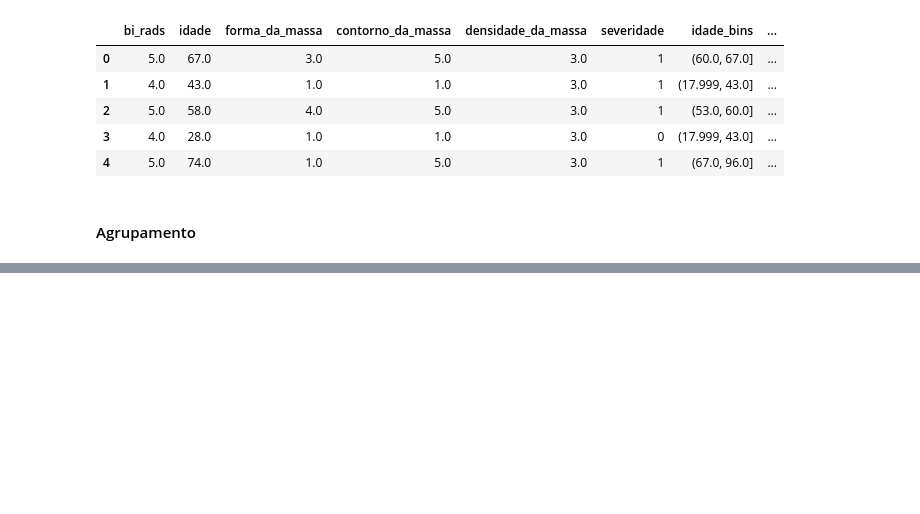
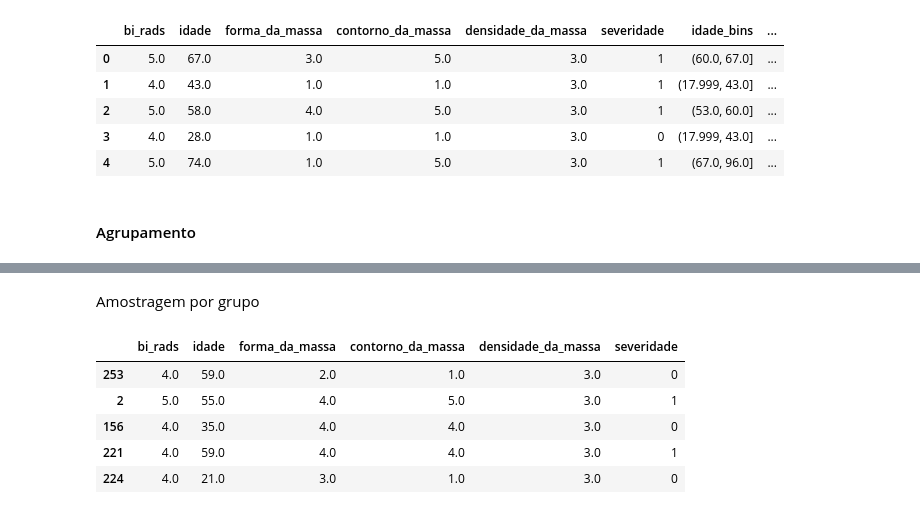
Before and after one commit to LilianeAquino/introducao_mineracao_de_dados, a Jupyter notebook: 02_pré_processamento_de_dados.ipynb, the cells around one changed output, grey strips where cells are left out. Drawn from its saved outputs; the diff is of its cells as text; code cells hidden in the pictures; blank space fills up the shorter version.

```diff
--- a/02_pré_processamento_de_dados.ipynb
+++ b/02_pré_processamento_de_dados.ipynb
@@ -257,0 +359,19 @@ dados.sample()
+# %% [markdown]
+Amostragem por grupo
+# %%
+grupo = dados.iloc[:, 0:6].groupby('severidade').apply(pd.DataFrame.sample, frac=.5)
+amostra_1 = grupo[grupo['severidade']==0]
+amostra_2 = grupo[grupo['severidade']==1]
+
+amostra_1.reset_index(drop=True, inplace=True)
+amostra_2.reset_index(drop=True, inplace=True)
+
+amostra = pd.concat([amostra_1, amostra_2])
+amostra.sample(5)
+# %% [output]
+|  | bi_rads | idade | forma_da_massa | contorno_da_massa | densidade_da_massa | severidade |
+| 253 | 4.0 | 59.0 | 2.0 | 1.0 | 3.0 | 0 |
+| 2 | 5.0 | 55.0 | 4.0 | 5.0 | 3.0 | 1 |
+| 156 | 4.0 | 35.0 | 4.0 | 4.0 | 3.0 | 0 |
+| 221 | 4.0 | 59.0 | 4.0 | 4.0 | 3.0 | 1 |
+| 224 | 4.0 | 21.0 | 3.0 | 1.0 | 3.0 | 0 |
```
Also changed, not shown: parts of 18 cells of this notebook.
